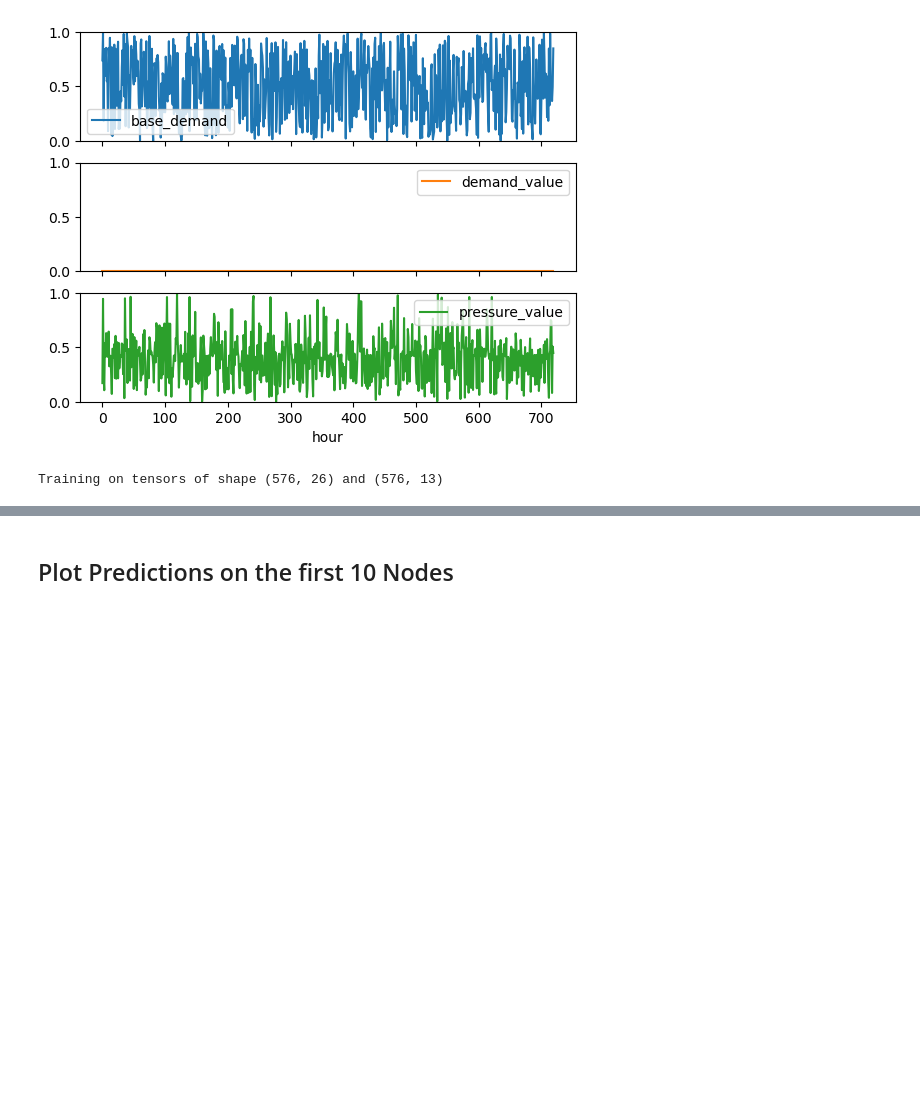
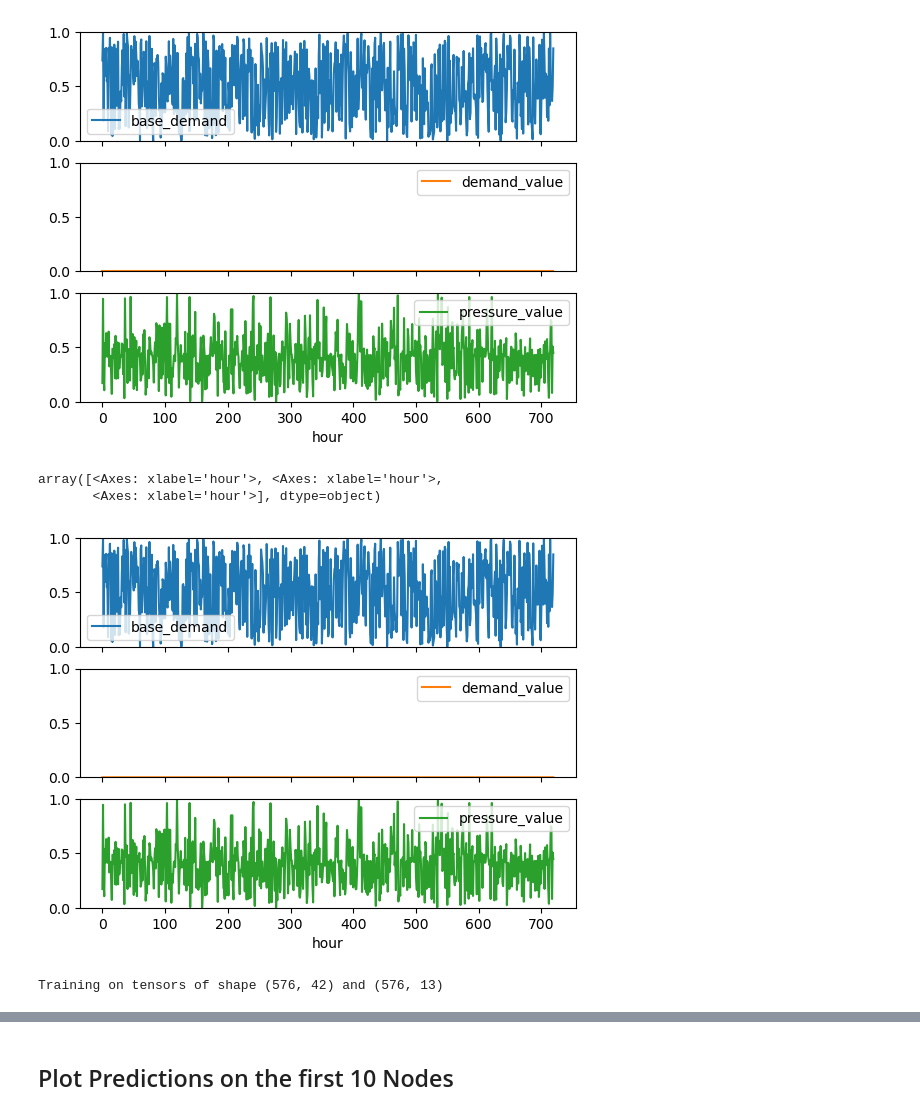
Before and after one commit to fedesss98/water-prediction-networks, a Jupyter notebook: notebooks/04-mlp-for-pressure.ipynb, the cells around one changed output, grey strips where cells are left out. Drawn from its saved outputs; the diff is of its cells as text; code cells hidden in the pictures; blank space fills up the shorter version.

```diff
--- a/notebooks/04-mlp-for-pressure.ipynb
+++ b/notebooks/04-mlp-for-pressure.ipynb
@@ -82,13 +92,21 @@ scaled_data.xs(880004, level='ID', axis=1).plot(subplots=True, ylim=(0, 1), shar
 array([<Axes: xlabel='hour'>, <Axes: xlabel='hour'>,
        <Axes: xlabel='hour'>], dtype=object)
 [figure]
+# %%
+noised_data = add_noise(scaled_data)
+noised_data.xs(880004, level='ID', axis=1).plot(subplots=True, ylim=(0, 1), sharex=True)
+# %% [output]
+array([<Axes: xlabel='hour'>, <Axes: xlabel='hour'>,
+       <Axes: xlabel='hour'>], dtype=object)
+[figure, added]
 # %%
+data_to_use = scaled_data
 # Split the data in a features dataset and a target dataset
-X, y = scaled_data.drop(columns=[TARGET], level=0), scaled_data[TARGET]
+X, y = data_to_use.drop(columns=[TARGET], level=0), data_to_use[TARGET]
 X_train, X_test, y_train, y_test = train_test_split(X, y, test_size=0.2, random_state=42)
 print(f"Training on tensors of shape {X_train.shape} and {y_train.shape}")
 # %% [output]
-Training on tensors of shape (576, 26) and (576, 13)
+Training on tensors of shape (576, 42) and (576, 13)
 # %%
 y_train.iloc[0]
 # %% [output]
```
Also changed, not shown: parts of 21 cells of this notebook.
